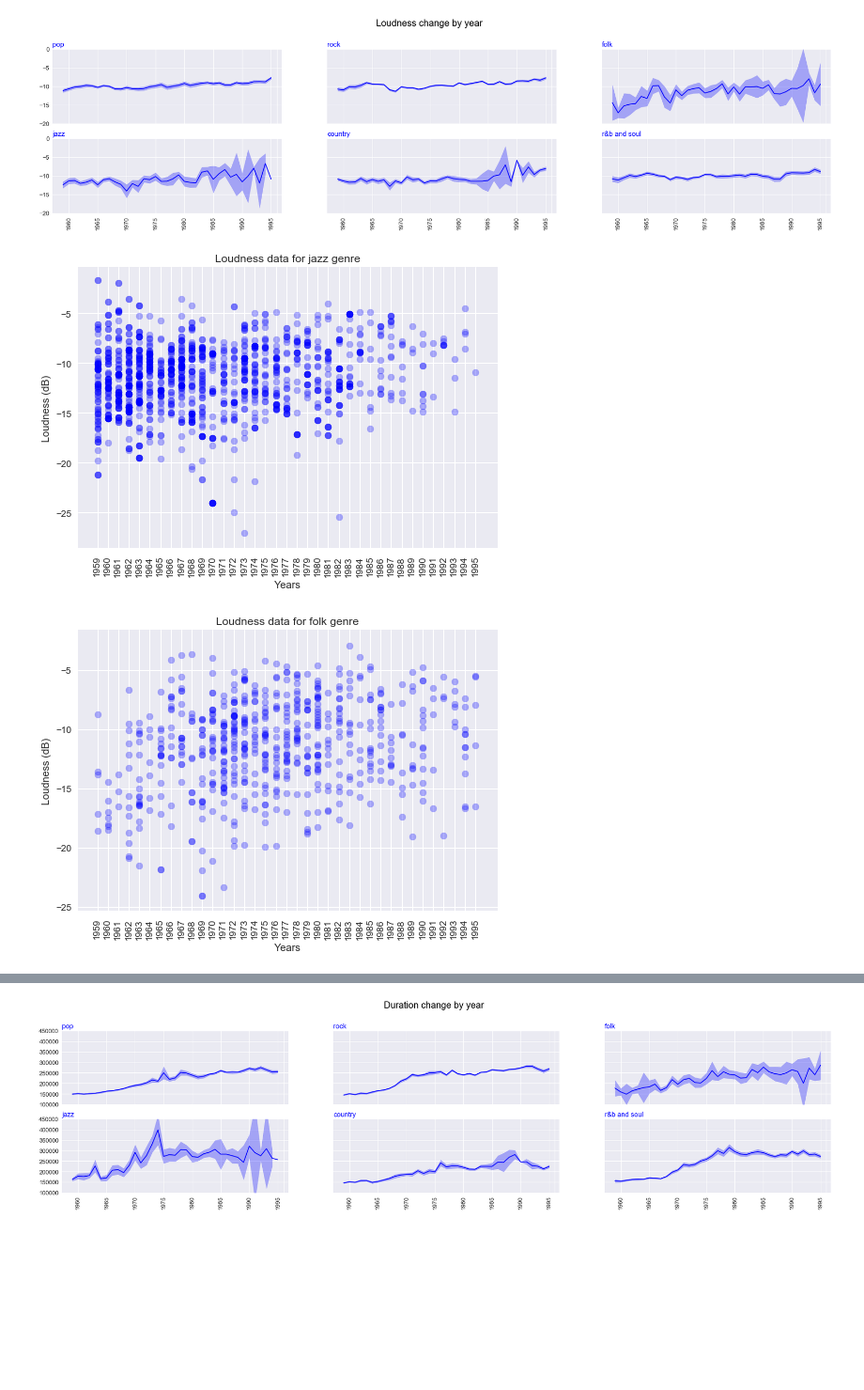
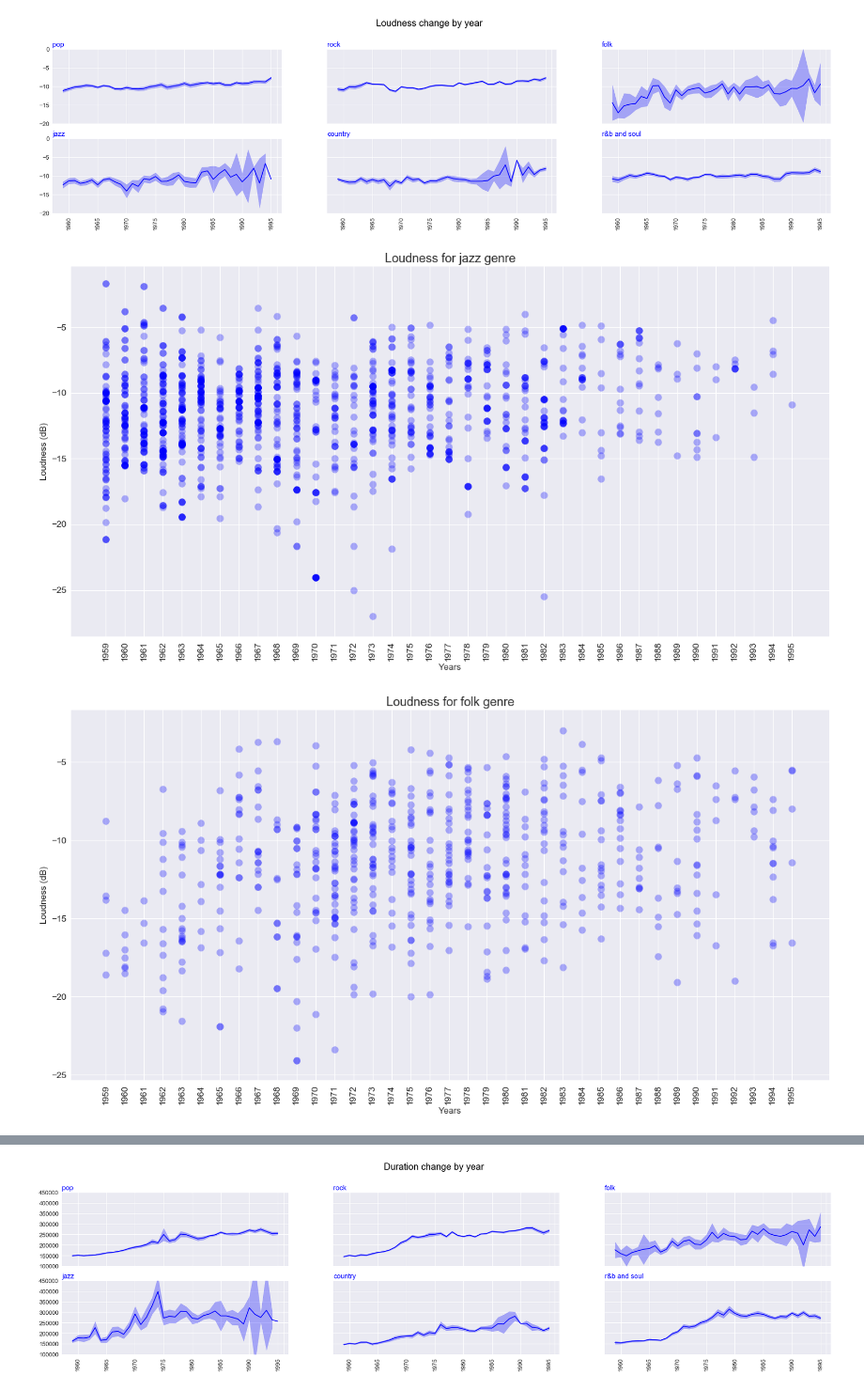
Before and after one commit to VBernasconi/digital_musicology, a Jupyter notebook: Exploratory_analysis_by_genre.ipynb, the cells around one changed output, grey strips where cells are left out. Shown at 94% size. Saved outputs shown, nothing was run; the diff lists cells and outputs as text; code cells hidden in the pictures; blank space fills up the shorter version.

```diff
--- a/Exploratory_analysis_by_genre.ipynb
+++ b/Exploratory_analysis_by_genre.ipynb
@@ -166,12 +166,14 @@ def plot_by_genre(df, title, min_, max_, savefig):
     plt.savefig(savefig)
 # %%
 def plot_scatter_plot(x, y, title, ylabel, savefig):
+    plt.figure(figsize=(20, 10))
     for xe, ye in zip(x, y):
-        plt.scatter([xe] * len(ye), ye, color='b', alpha=0.3)
-    plt.xticks(rotation='vertical')
-    plt.xlabel('Years')
-    plt.ylabel(ylabel)
-    plt.title(title)
+        plt.scatter([xe] * len(ye), ye, s=10**2, color='b', alpha=0.3)
+    plt.xticks(rotation='vertical', fontsize=13)
+    plt.xlabel('Years', fontsize=13)
+    plt.ylabel(ylabel, fontsize=13)
+    plt.yticks(fontsize=13)
+    plt.title(title, fontsize=18)
     plt.savefig(savefig)
     plt.show()
 # %% [markdown]
@@ -182,11 +184,11 @@ plot_by_genre(df_, 'Loudness', -20, 0, 'loudness_by_genre.png')
 # %% [output]
 [figure]
 # %%
-plot_scatter_plot(df_['year'], df_['jazz'], 'Loudness data for jazz genre', 'Loudness (dB)', 'loudness_jazz.png')
+plot_scatter_plot(df_['year'], df_['jazz'], 'Loudness for jazz genre', 'Loudness (dB)', 'loudness_jazz.png')
 # %% [output]
-[figure, old version]
+[figure, new version]
 # %%
-plot_scatter_plot(df_['year'], df_['folk'], 'Loudness data for folk genre', 'Loudness (dB)', 'loudness_folk.png')
+plot_scatter_plot(df_['year'], df_['folk'], 'Loudness for folk genre', 'Loudness (dB)', 'loudness_folk.png')
 # %% [output]
-[figure, old version]
+[figure, new version]
 # %%
```
Also changed, not shown: parts of 13 cells of this notebook.
